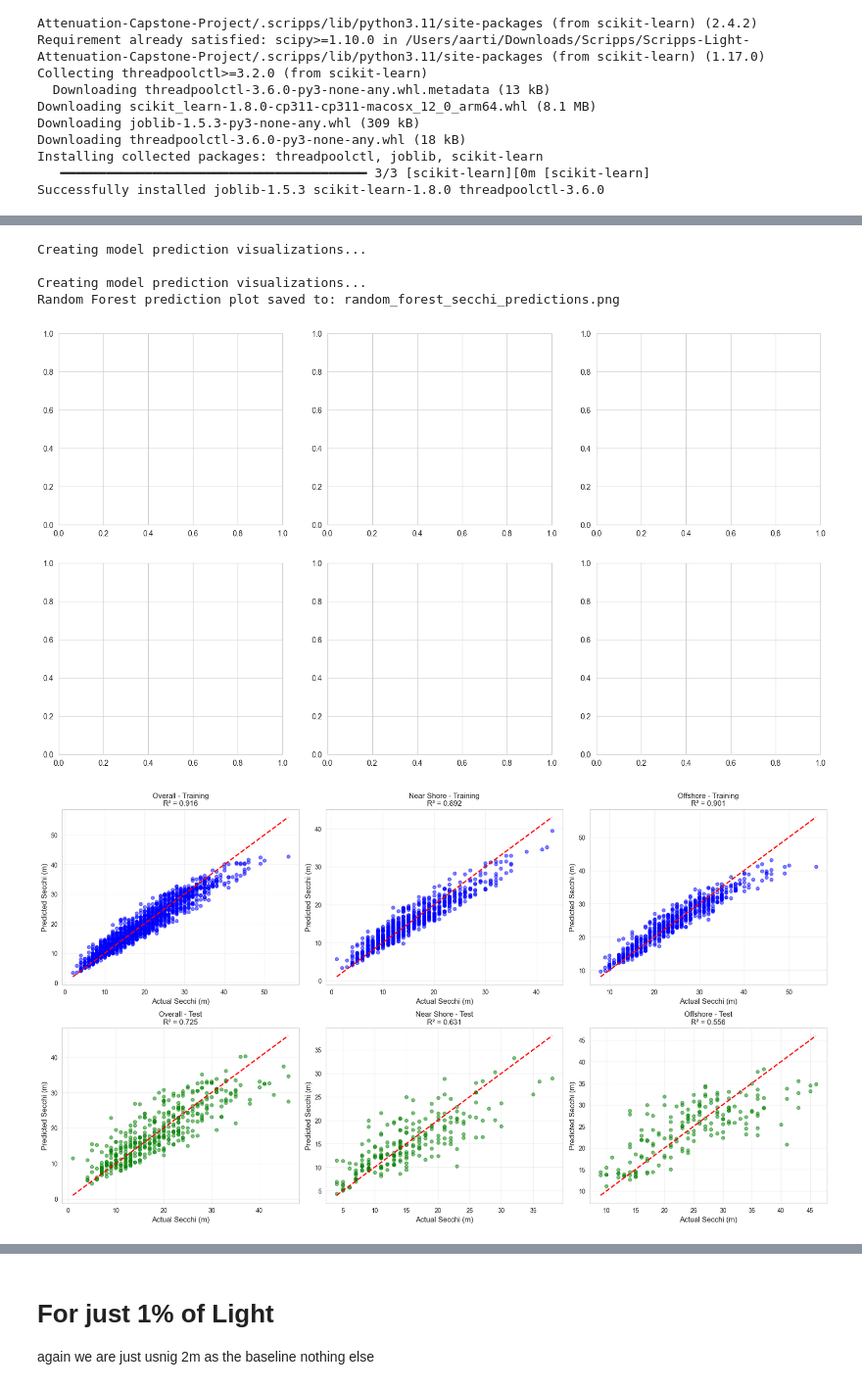
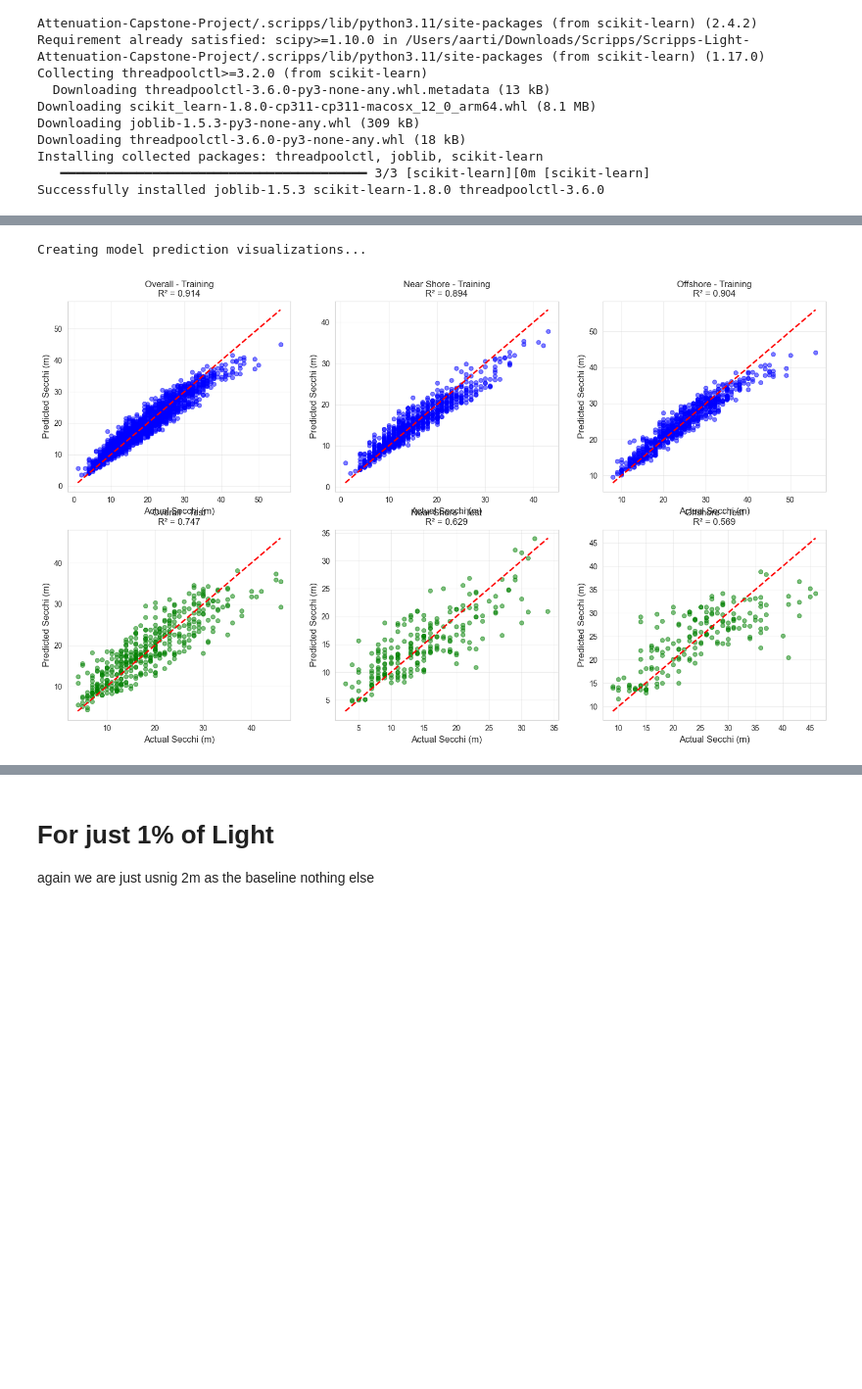
Before and after one commit to LucasC212/Scripps-Light-Attenuation-Capstone-Project, a Jupyter notebook: scripts/Aarti-secchi-vs-PAR.ipynb, the cells around one changed output, grey strips where cells are left out. Shown at 98% size. Drawn from its saved outputs; the diff is of its cells as text; code cells hidden in the pictures; blank space fills up the shorter version.

```diff
--- a/scripts/Aarti-secchi-vs-PAR.ipynb
+++ b/scripts/Aarti-secchi-vs-PAR.ipynb
@@ -267,7 +267,7 @@ for cast_id in valid_casts:
         used_depth_2 += 1
 
         # Calculate 4.7% threshold
-        threshold_par = baseline_par * 0.045
+        threshold_par = baseline_par * 0.047
 
         # Find first depth where PAR <= threshold
         below_threshold = par_data[par_data['PAR'] <= threshold_par]
@@ -774,11 +774,6 @@ Sample of model data:
 Feature importance saved to: ../Models/rf_offshore_all_features_feature_importance.csv
 Model saved to: ../Models/rf_offshore_all_features.joblib
 # %%
-# ===== VISUALIZE MODEL PREDICTIONS =====
-print("\nCreating model prediction visualizations...")
-
-fig2, axes2 = plt.subplots(2, 3, figsize=(18, 10))
-
 # ===== VISUALIZE MODEL PREDICTIONS =====
 print("\nCreating model prediction visualizations...")
 
@@ -791,48 +786,34 @@ for name, res in results.items():
                                color='blue')
     # Add diagonal line (perfect prediction)
     min_val = min(res['y_train'].min(), res['y_train_pred'].min())
     max_val = max(res['y_train'].max(), res['y_train_pred'].max())
     axes2[0, plot_idx].plot([min_val, max_val], [min_val, max_val], 'r--', lw=2)
     axes2[0, plot_idx].set_xlabel('Actual Secchi (m)', fontsize=12)
     axes2[0, plot_idx].set_ylabel('Predicted Secchi (m)', fontsize=12)
     axes2[0, plot_idx].set_title(f'{name.replace("_", " ").title()} - Training\nR² = {res["train_r2"]:.3f}',
                                  fontsize=12)
     axes2[0, plot_idx].grid(True, alpha=0.3)
 
     # Test data plot (Actual vs Predicted)
     axes2[1, plot_idx].scatter(res['y_test'], res['y_test_pred'], alpha=0.5, s=30,
                                color='green')
     # Add diagonal line (perfect prediction)
     min_val = min(res['y_test'].min(), res['y_test_pred'].min())
     max_val = max(res['y_test'].max(), res['y_test_pred'].max())
     axes2[1, plot_idx].plot([min_val, max_val], [min_val, max_val], 'r--', lw=2)
     axes2[1, plot_idx].set_xlabel('Actual Secchi (m)', fontsize=12)
     axes2[1, plot_idx].set_ylabel('Predicted Secchi (m)', fontsize=12)
     axes2[1, plot_idx].set_title(f'{name.replace("_", " ").title()} - Test\nR² = {res["test_r2"]:.3f}',
                                  fontsize=12)
     axes2[1, plot_idx].grid(True, alpha=0.3)
 
     plot_idx += 1
 
-# Hide unused subplots
-for i in range(plot_idx, 3):
-    axes2[0, i].axis('off')
-    axes2[1, i].axis('off')
-
-plt.tight_layout()
-
-RF_PLOT_PATH = Path("random_forest_secchi_predictions.png")
-plt.savefig(RF_PLOT_PATH, dpi=300, bbox_inches='tight')
-print(f"Random Forest prediction plot saved to: {RF_PLOT_PATH}")
 
 plt.show()
 # %% [output]
 Creating model prediction visualizations...
-
-Creating model prediction visualizations...
-Random Forest prediction plot saved to: random_forest_secchi_predictions.png
-[figure, old version]
+[figure, new version]
-[figure, removed]
 # %%
 # ===== FEATURE IMPORTANCE VISUALIZATION =====
 if len(results) > 0:
```
Also changed, not shown: parts of 10 cells of this notebook, 9 other files.
